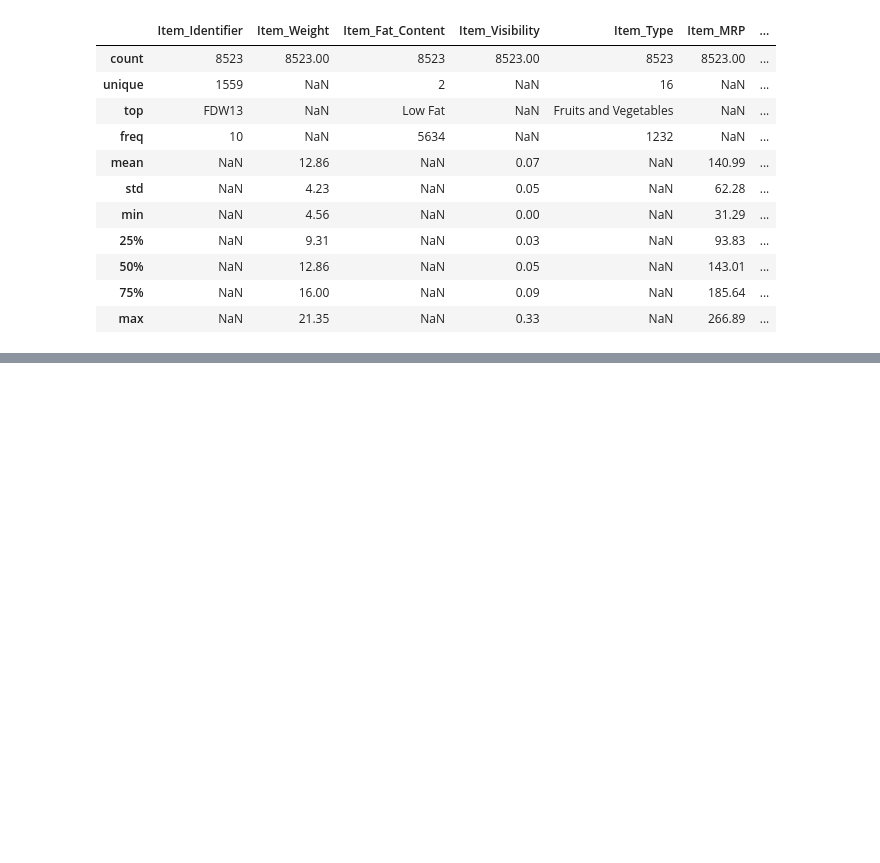
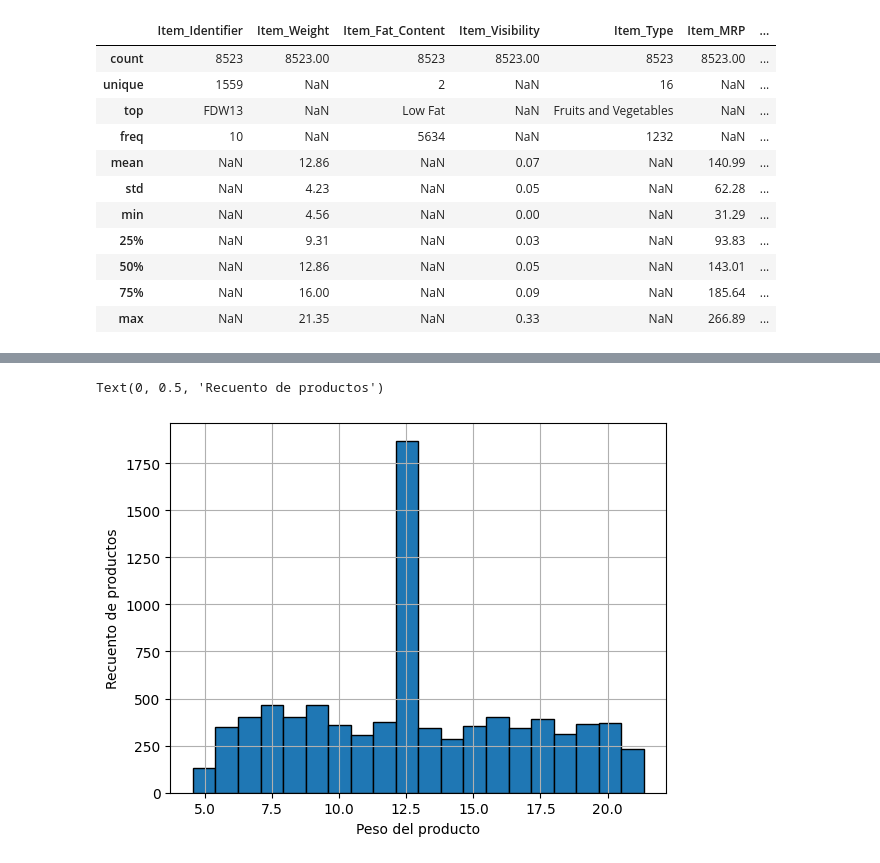
Before and after one commit to Alvaro-C7/predicciones-de-ventas, a Jupyter notebook: proyección_ventas.ipynb, the cells around one changed output, grey strips where cells are left out. Drawn from its saved outputs; the diff is of its cells as text; code cells hidden in the pictures; blank space fills up the shorter version.

```diff
--- a/proyección_ventas.ipynb
+++ b/proyección_ventas.ipynb
@@ -2,7 +2,7 @@
 <a href="https://colab.research.google.com/github/Alvaro-C7/predicciones-de-ventas/blob/main/proyecci%C3%B3n_ventas.ipynb" target="_parent"><img src="https://colab.research.google.com/assets/colab-badge.svg" alt="Open In Colab"/></a>
 # %%
 import pandas as pd
-filename = '/content/sales_predictions_2023.csv'
+filename = '/content/sales_predictions_2023 (1).csv'
 df = pd.read_csv(filename)
 # %% [markdown]
 Número de filas(observaciones) y columnas
@@ -297,0 +310,7 @@ df.describe(include='all').round(2)
+# %%
+df['Item_Weight'].hist(bins = 20, edgecolor = 'black')
+plt.xlabel('Peso del producto')
+plt.ylabel('Recuento de productos')
+# %% [output]
+Text(0, 0.5, 'Recuento de productos')
+[figure, added]
```
Also changed, not shown: parts of 17 cells of this notebook.
